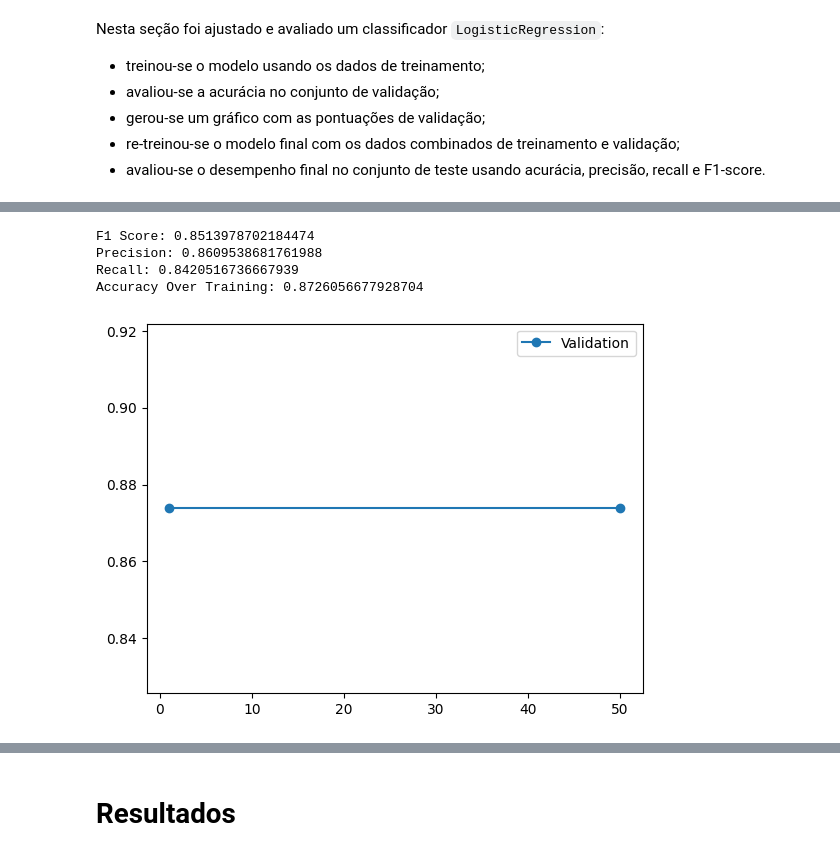
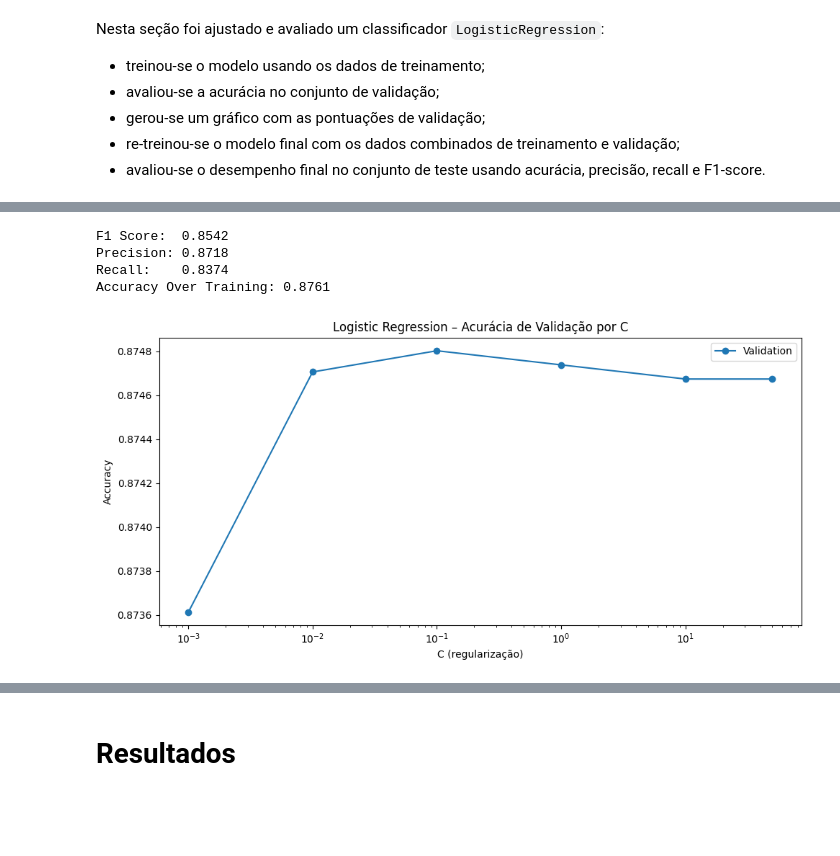
Before and after one commit to alvaro-morais-png/ensaio-machine-learning, a Jupyter notebook: notebooks/classificacao/classificacao_teste.ipynb, the cells around one changed output, grey strips where cells are left out. Saved outputs shown, nothing was run; the diff lists cells and outputs as text; code cells hidden in the pictures; blank space fills up the shorter version.

```diff
--- a/notebooks/classificacao/classificacao_teste.ipynb
+++ b/notebooks/classificacao/classificacao_teste.ipynb
@@ -225,5 +235,5 @@ Accuracy Over Validation: 0.9455580938897648
 ## Modelo treinado e validado com o dataset de Treinamento
 max_index_dt = val_scores_dt.index( max( val_scores_dt ) ) # Encontrar o índice do valor máximo de acurácia na lista de acurácias de validação
 model_last_dt = DecisionTreeClassifier(max_depth=values_dt[max_index_dt])
-model_last_dt.fit( np.concatenate( (X_train, X_val) ), np.concatenate((y_train, y_val)) )
+model_last_dt.fit( pd.concat( (X_train, X_val) ), np.concatenate((y_train, y_val)) )
 # %% [output]
@@ -378,8 +397,14 @@ Nesta seção foi ajustado e avaliado um classificador `LogisticRegression`:
 - gerou-se um gráfico com as pontuações de validação;
 - re-treinou-se o modelo final com os dados combinados de treinamento e validação;
 - avaliou-se o desempenho final no conjunto de teste usando acurácia, precisão, recall e F1-score.
+# %%
+# Normalizar os dados — fazer isso UMA vez antes de treinar, necessário para modelos como Logistic Regression e KNN
+scaler = StandardScaler()
+X_train_scaled = scaler.fit_transform(X_train)  # fit apenas no treino, porque queremos que a normalização seja baseada apenas nos dados de treinamento, para evitar vazamento de informação dos dados de validação e teste.
+X_val_scaled   = scaler.transform(X_val)
+X_test_scaled  = scaler.transform(X_test)
 # %%
-# modeleo Logistic Regression treinado com os dados de treinamento e parâmetros default
-model_lr_inicial = LogisticRegression()
-model_lr_inicial.fit(X_train, y_train)
+# Logistic Regression treinado com parâmetros default (max_iter aumentado para convergência)
+model_lr_inicial = LogisticRegression(max_iter=1000)
+model_lr_inicial.fit(X_train_scaled, y_train)
 # %% [output]
@@ -395,12 +412,12 @@ LogisticRegression()
 # %%
-## Modelo treinado e validado com o dataset de Treinamento
-values_lr = [1,50]
-val_scores_lr= list()
+## Busca pelo melhor C para Logistic Regression
+values_lr = [0.001, 0.01, 0.1, 1, 10, 50]
+val_scores_lr = []
 
-for i in values_lr:
-    model_lr = LogisticRegression(C=0.01, solver='lbfgs', max_iter=1000)
-    model_lr.fit(X_train, y_train)
+for c in values_lr:
+    model_lr = LogisticRegression(C=c, solver='lbfgs', max_iter=1000)
+    model_lr.fit(X_train_scaled, y_train)
 
-    yhat_val_lr = model_lr.predict(X_val)
+    yhat_val_lr = model_lr.predict(X_val_scaled)
     acc_val_lr = mt.accuracy_score(y_val, yhat_val_lr)
     val_scores_lr.append(acc_val_lr)
@@ -424,25 +424,31 @@ Please also refer to the documentation for alternative solver options:
 # %%
-## Previsão do modelo inicial sobre os dados de treinamento
-yhat_train_lr = model_lr_inicial.predict( X_train )
-acc_train_lr = mt.accuracy_score( y_train, yhat_train_lr )
-precision_train_lr = mt.precision_score(y_train, yhat_train_lr)
-recall_train_lr = mt.recall_score(y_train, yhat_train_lr)
-f1_score_train_lr = mt.f1_score(y_train, yhat_train_lr)
+## Previsão do modelo inicial sobre os dados de treinamento (LR)
+yhat_train_lr = model_lr_inicial.predict(X_train_scaled)
+acc_train_lr      = mt.accuracy_score(y_train, yhat_train_lr)
+precision_train_lr = mt.precision_score(y_train, yhat_train_lr, zero_division=0)
+recall_train_lr    = mt.recall_score(y_train, yhat_train_lr, zero_division=0)
+f1_score_train_lr  = mt.f1_score(y_train, yhat_train_lr, zero_division=0)
 
-print(f"F1 Score: {f1_score_train_lr}")
-print(f"Precision: {precision_train_lr}")
-print(f"Recall: {recall_train_lr}")
-print( "Accuracy Over Training: {}".format( acc_train_lr ) )
+print(f'F1 Score:  {f1_score_train_lr:.4f}')
+print(f'Precision: {precision_train_lr:.4f}')
+print(f'Recall:    {recall_train_lr:.4f}')
+print(f'Accuracy Over Training: {acc_train_lr:.4f}')
 # %% [output]
-F1 Score: 0.8513978702184474
-Precision: 0.8609538681761988
-Recall: 0.8420516736667939
-Accuracy Over Training: 0.8726056677928704
+F1 Score:  0.8542
+Precision: 0.8718
+Recall:    0.8374
+Accuracy Over Training: 0.8761
 # %%
-## plot of train and test scores vs tree depth
-plt.plot( values_lr, val_scores_lr, '-o', label='Validation' )
+## plot de acurácia de validação vs C (Logistic Regression)
+plt.figure(figsize=(10, 5))
+plt.plot(values_lr, val_scores_lr, '-o', label='Validation')
+plt.xscale('log')
+plt.xlabel('C (regularização)')
+plt.ylabel('Accuracy')
+plt.title('Logistic Regression – Acurácia de Validação por C')
 plt.legend()
+plt.tight_layout()
 plt.show()
 # %% [output]
-[figure, old version]
+[figure, new version]
 # %%
```
Also changed, not shown: parts of 31 cells of this notebook, 3 other files.
